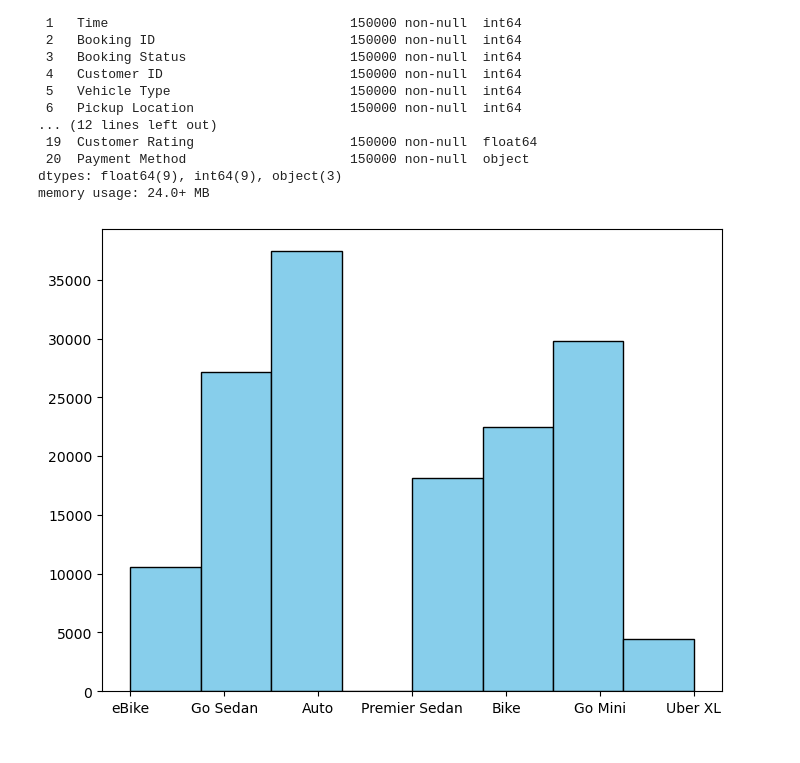
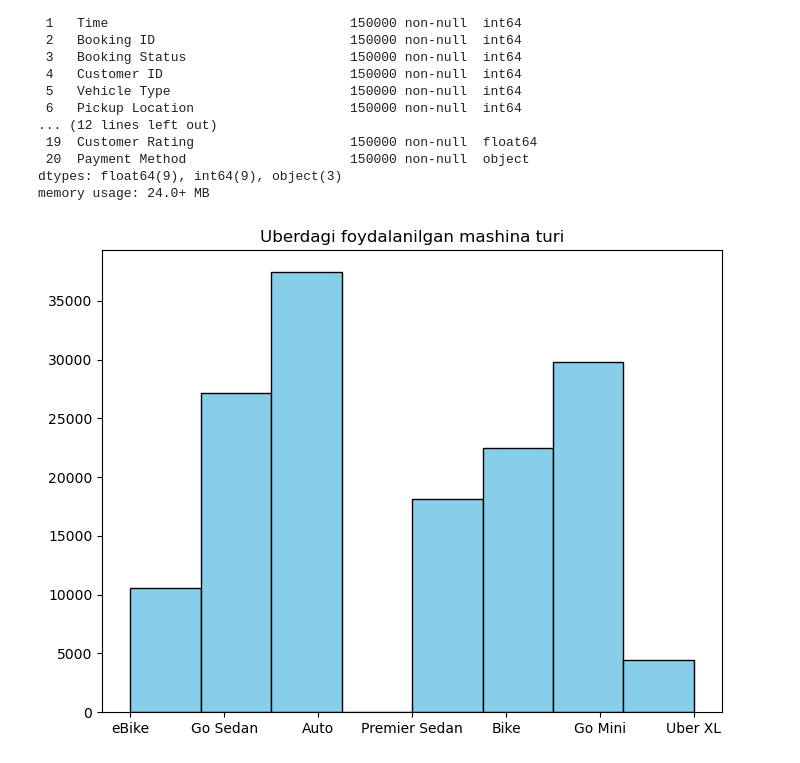
Before and after one commit to bunyod123/AI-DARSLAR, a Jupyter notebook: AI_Course(model_developing)/2-dars/data_check2.ipynb, the cells around one changed output. Drawn from its saved outputs; the diff is of its cells as text; code cells hidden in the pictures.

```diff
--- a/AI_Course(model_developing)/2-dars/data_check2.ipynb
+++ b/AI_Course(model_developing)/2-dars/data_check2.ipynb
@@ -149,6 +149,7 @@ memory usage: 24.0+ MB
 # %%
 plt.figure(figsize=(8,6))
 plt.hist(df['Vehicle Type'],bins=8,color='skyblue',edgecolor='black')
+plt.title('Uberdagi foydalanilgan mashina turi')
 plt.show()
 # %% [output]
-[figure, old version]
+[figure, new version]
```
